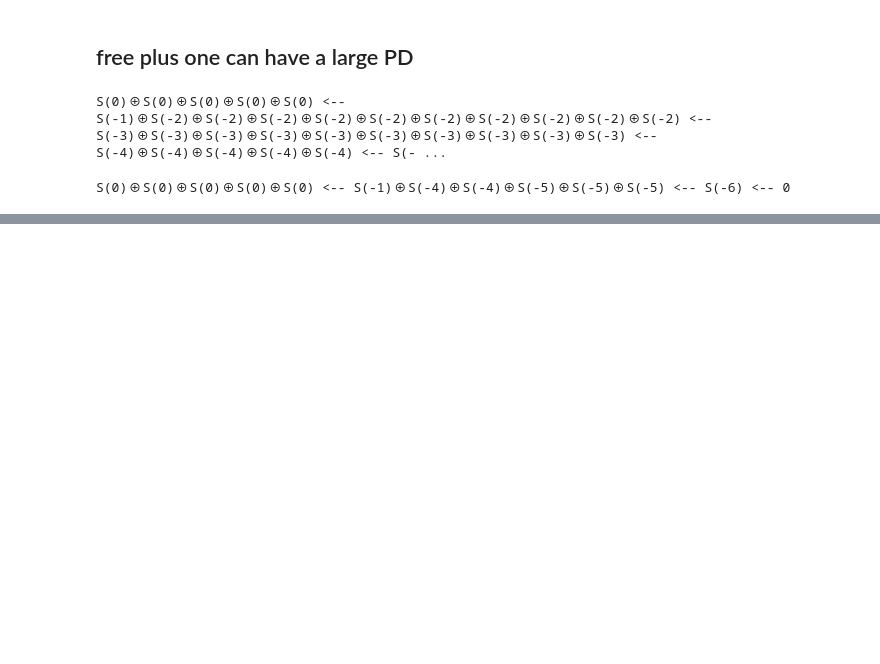
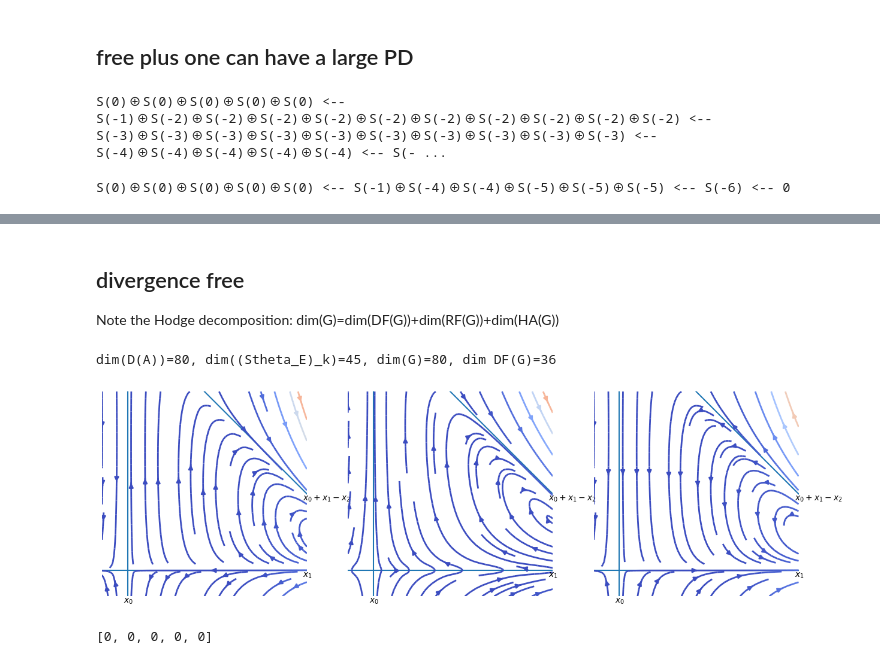
Before and after one commit to jcwjmz/LogarithmicDerivationModule, a Jupyter notebook: LogarithmicVectorFieldsOfArrangements.ipynb, the cells around one changed output, grey strips where cells are left out. Saved outputs shown, nothing was run; the diff lists cells and outputs as text; code cells hidden in the pictures; blank space fills up the shorter version.

```diff
--- a/LogarithmicVectorFieldsOfArrangements.ipynb
+++ b/LogarithmicVectorFieldsOfArrangements.ipynb
@@ -1290,8 +2034,8 @@ for i,j in tqdm(LL):
     B=A.deletion([i,j])
     results[(i,j)]=B.degs
     if B.is_SPOG() and (i in SPOGs) and (j in SPOGs):
-        LHS,RHS = B.level_coeff()
-        print(f"SPOG:",(i,j),B.degs, f"level coeff: {LHS[0]}")
+        (c,_),RHS = B.level_coeff()
+        print(f"SPOG:",(i,j),B.degs, f"level coeff: {c}")
     elif B.is_free:
         print('free: ',(i,j),B.degs)
     else:
@@ -1610,6 +2318,0 @@ degseq(MG), MG
-# %%
-B=A.deletion([2]).restriction(0)
-print(B.multiplicity)
-print(B.degs)
-MG = B.compute_multi_minimal_generators()
-degseq(MG), MG
@@ -1772,0 +2526,29 @@ S(0)⊕S(0)⊕S(0)⊕S(0)⊕S(0) <-- S(-1)⊕S(-4)⊕S(-4)⊕S(-5)⊕S(-5)⊕S(-
+# %% [markdown]
+## divergence free
+
+Note the Hodge decomposition:
+dim(G)=dim(DF(G))+dim(RF(G))+dim(HA(G))
+# %%
+k0=9
+mod_gens=graded_component(A.minimal_generators[1:],k0) # except for Euler
+
+G = dehomogenise(A,mod_gens)
+G = vector_basis(G) # Remove linear dependency
+DFA = divergence_free(G)
+print(f'dim(D(A))={len(mod_gens)}, dim((Stheta_E)_k)={binomial(A.n-1+k0-1,k0-1)}, dim(G)={len(G)}, dim DF(G)={len(DFA)}')
+#DFA
+# %% [output]
+dim(D(A))=80, dim((Stheta_E)_k)=45, dim(G)=80, dim DF(G)=36
+# %%
+# plot some basis elements
+nplot=min(3,len(DFA))
+fig,axs = plt.subplots(1,nplot,figsize=(5*nplot,5))
+for i in range(nplot):
+    A.plot_vfield(DFA[i],nx=20,ny=20,xlim=(-0.1,0.7),ylim=(-0.1,0.7),ax=axs[i],quiver=False)
+# %% [output]
+[figure, added]
+# %%
+# check they indeed satisfy nabla.u = 0
+[div(u,A.S) for u in DFA[:5]]
+# %% [output]
+[0, 0, 0, 0, 0]
```
Also changed, not shown: parts of 129 cells of this notebook.
